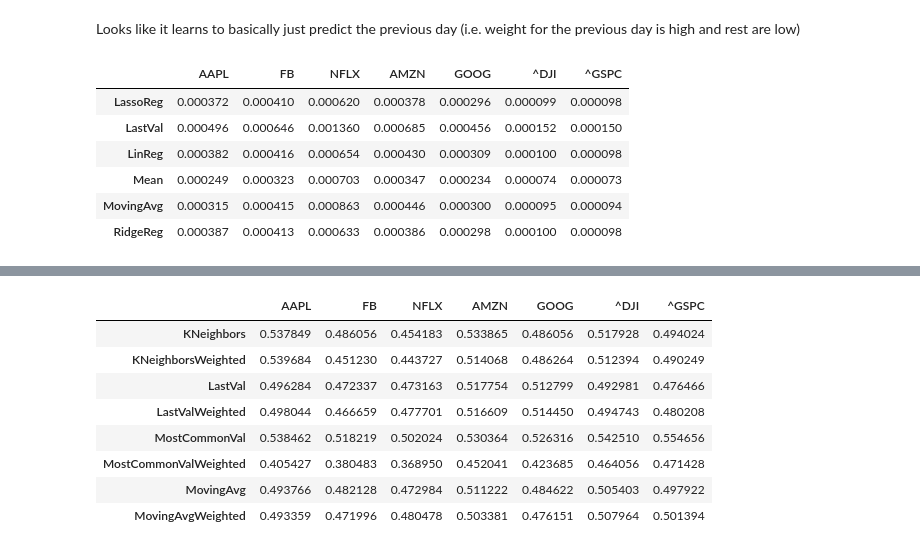
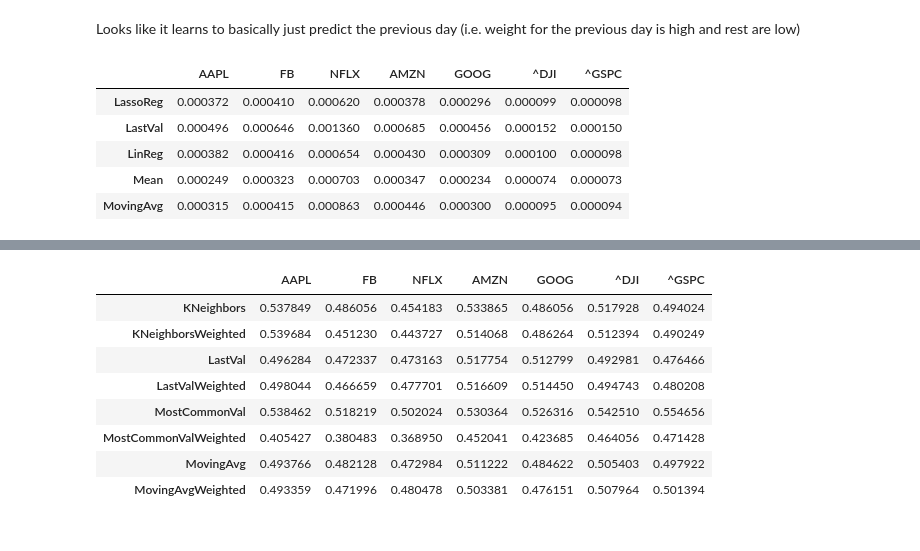
Before and after one commit to AbbyB/orie4741, a Jupyter notebook: Final Project/Baselines.ipynb, the cells around one changed output, grey strips where cells are left out. Cells and saved outputs as stored; diff of their text form; code cells hidden in the pictures.

```diff
--- a/Final Project/Baselines.ipynb
+++ b/Final Project/Baselines.ipynb
@@ -476,13 +476,13 @@ plot_preds_vs_actual(preds, y_test, "Ridge Regression Prediction")
 [figure]
 # %% [markdown]
 Looks like it learns to basically just predict the previous day (i.e. weight for the previous day is high and rest are low)
-# %%
-pd.DataFrame(reg_baselines)
-# %% [output]
-|  | AAPL | FB | NFLX | AMZN | GOOG | ^DJI | ^GSPC |
-| LassoReg | 0.000372 | 0.000410 | 0.000620 | 0.000378 | 0.000296 | 0.000099 | 0.000098 |
-| LastVal | 0.000496 | 0.000646 | 0.001360 | 0.000685 | 0.000456 | 0.000152 | 0.000150 |
-| LinReg | 0.000382 | 0.000416 | 0.000654 | 0.000430 | 0.000309 | 0.000100 | 0.000098 |
-| Mean | 0.000249 | 0.000323 | 0.000703 | 0.000347 | 0.000234 | 0.000074 | 0.000073 |
-| MovingAvg | 0.000315 | 0.000415 | 0.000863 | 0.000446 | 0.000300 | 0.000095 | 0.000094 |
-| RidgeReg | 0.000387 | 0.000413 | 0.000633 | 0.000386 | 0.000298 | 0.000100 | 0.000098 |
+# %%
+reg_baselines = pd.DataFrame(reg_baselines)
+reg_baselines.head()
+# %% [output]
+|  | AAPL | FB | NFLX | AMZN | GOOG | ^DJI | ^GSPC |
+| LassoReg | 0.000372 | 0.000410 | 0.000620 | 0.000378 | 0.000296 | 0.000099 | 0.000098 |
+| LastVal | 0.000496 | 0.000646 | 0.001360 | 0.000685 | 0.000456 | 0.000152 | 0.000150 |
+| LinReg | 0.000382 | 0.000416 | 0.000654 | 0.000430 | 0.000309 | 0.000100 | 0.000098 |
+| Mean | 0.000249 | 0.000323 | 0.000703 | 0.000347 | 0.000234 | 0.000074 | 0.000073 |
+| MovingAvg | 0.000315 | 0.000415 | 0.000863 | 0.000446 | 0.000300 | 0.000095 | 0.000094 |
```
Also changed, not shown: parts of 4 cells of this notebook, 11 other files.
